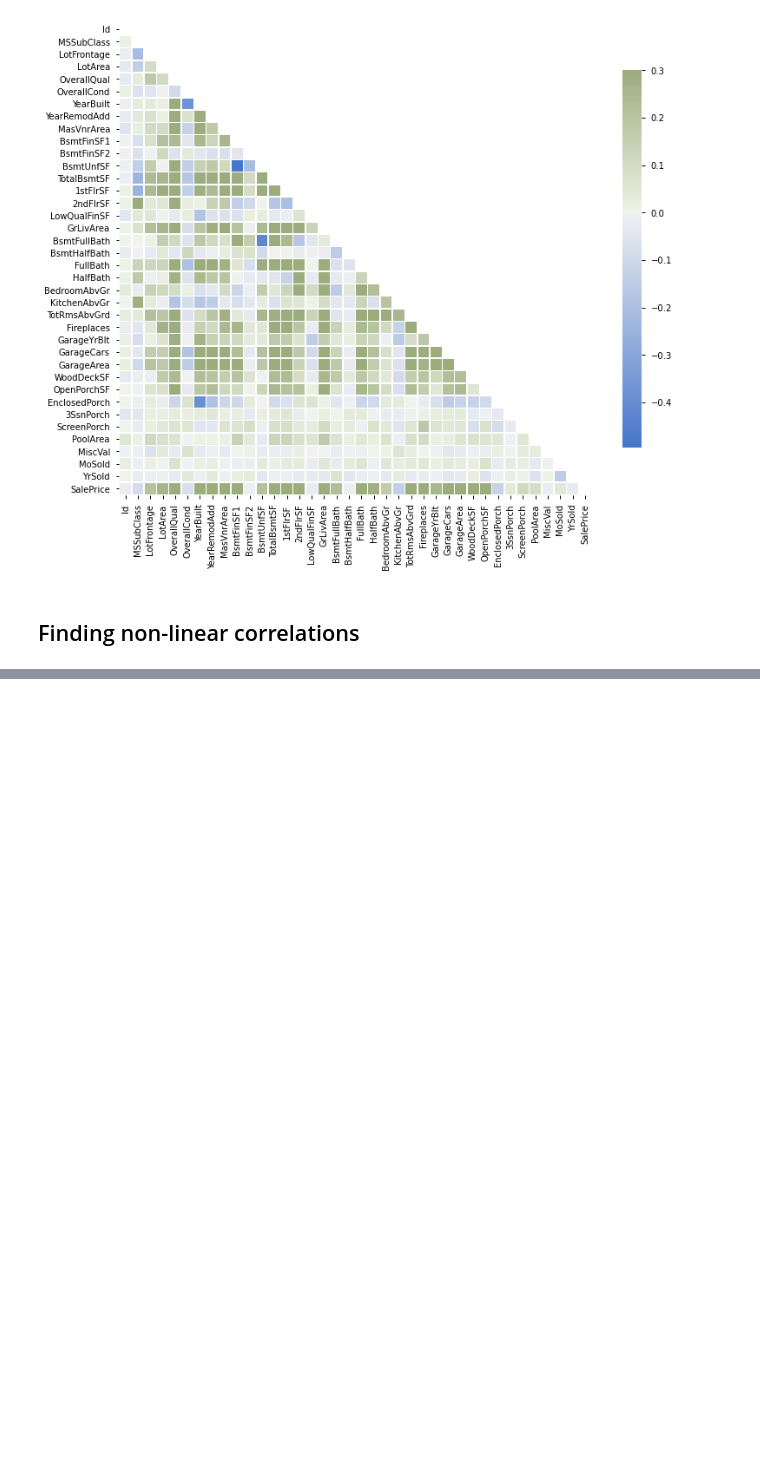
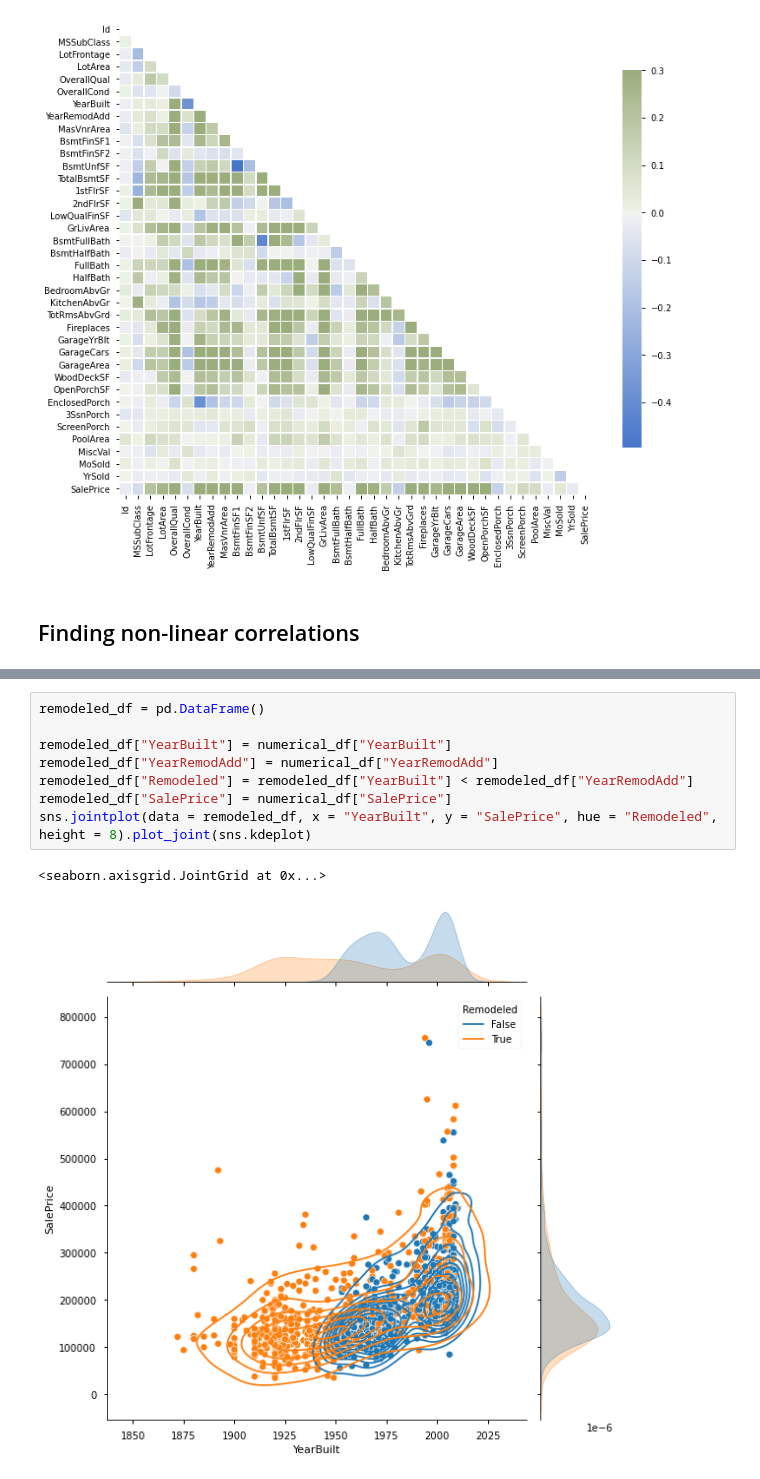
Before and after one commit to Armenian-Data-Science-Community/house-price-prediction, a Jupyter notebook: movsisyan/movsisyan.ipynb, the cells around one changed output, grey strips where cells are left out. Saved outputs shown, nothing was run; the diff lists cells and outputs as text; blank space fills up the shorter version.

```diff
--- a/movsisyan/movsisyan.ipynb
+++ b/movsisyan/movsisyan.ipynb
@@ -251,0 +237,11 @@ KeyError: "None of [Float64Index([   1.0,    2.0,    3.0,    4.0,    5.0,    6.0
+# %%
+remodeled_df = pd.DataFrame()
+
+remodeled_df["YearBuilt"] = numerical_df["YearBuilt"]
+remodeled_df["YearRemodAdd"] = numerical_df["YearRemodAdd"]
+remodeled_df["Remodeled"] = remodeled_df["YearBuilt"] < remodeled_df["YearRemodAdd"]
+remodeled_df["SalePrice"] = numerical_df["SalePrice"]
+sns.jointplot(data = remodeled_df, x = "YearBuilt", y = "SalePrice", hue = "Remodeled", height = 8).plot_joint(sns.kdeplot)
+# %% [output]
+<seaborn.axisgrid.JointGrid at 0x...>
+[figure, added]
```
Also changed, not shown: parts of 5 cells of this notebook.
